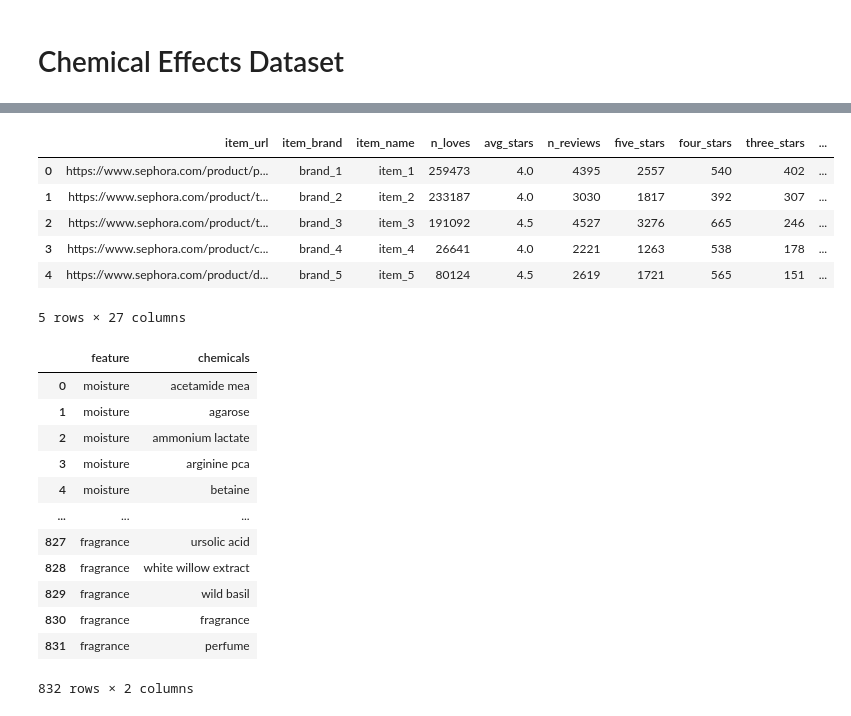
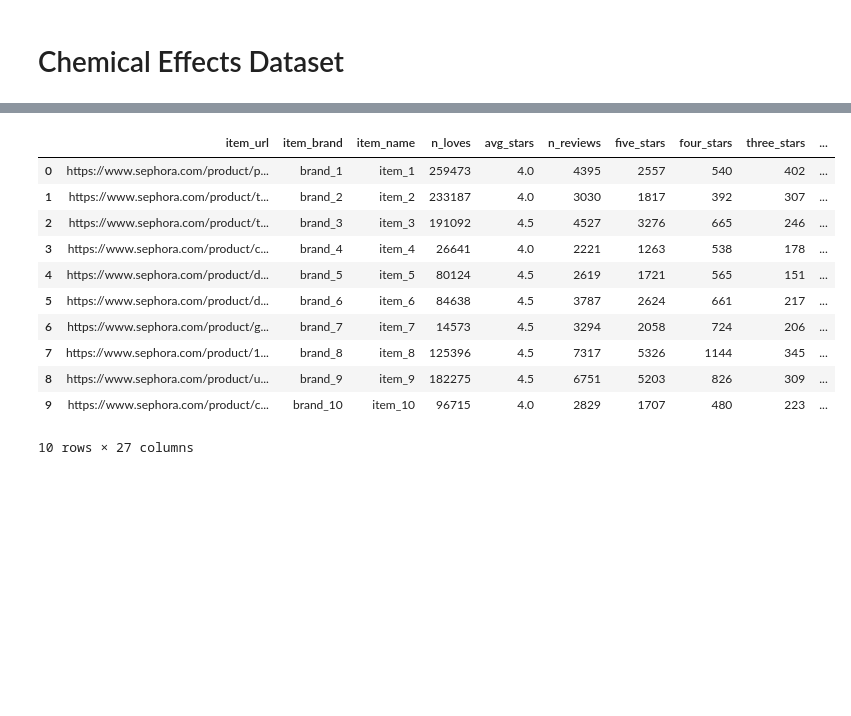
Before and after one commit to boogiedev/Skincare-Recommender, a Jupyter notebook: cleaning.ipynb, the cells around one changed output, grey strips where cells are left out. Saved outputs shown, nothing was run; the diff lists cells and outputs as text; code cells hidden in the pictures; blank space fills up the shorter version.

```diff
--- a/cleaning.ipynb
+++ b/cleaning.ipynb
@@ -141,6 +141,10 @@ item_df['review_corpus'] = item_df['review_corpus'].apply(lambda x: [parse_revie
 
 item_df.drop(columns=['review_corp'], inplace=True)
 # %%
+# Last Minute Patch for Row 4 (Clinique Product)
+item_df.at[4, 'ingredient'] = '''Water\Aqua\Eau, Mineral Oil\Paraffinum Liquidum\Huile Minérale, Glycerin , Petrolatum , Stearic Acid , Glyceryl Stearate , Sesamum Indicum (Sesame) Oil, Urea, Lanolin Alcohol, Triethanolamine, Hordeum Vulgare (Barley) Extract\Extrait D'Orge, Cucumis Sativus (Cucumber) Fruit Extract, Helianthus Annuus (Sunflower) Seedcake, Propylene Glycol Dicaprate, Sodium Hyaluronate, Butylene Glycol, Pentylene Glycol, Trisodium Edta, Phenoxyethanol'''
+item_df.at[7, 'ingredient'] = 'argan oil'
+
 # Parse ingredients
 item_df['ingredients'] = item_df['ingredient'].apply(lambda x: [x.strip().lower() for x in x.split(',')])
 # Make Changes to ingredients to be evaluated as list
@@ -297,28 +307,17 @@ Data columns (total 27 columns):
 dtypes: float64(2), int64(20), object(5)
 memory usage: 2.2+ KB
 # %%
-item_df.head()
+item_df
 # %% [output]
 |  | item_url | item_brand | item_name | n_loves | avg_stars | n_reviews | five_stars | four_stars | three_stars | ... |
 | 0 | https://www.sephora.com/product/p... | brand_1 | item_1 | 259473 | 4.0 | 4395 | 2557 | 540 | 402 | ... |
 | 1 | https://www.sephora.com/product/t... | brand_2 | item_2 | 233187 | 4.0 | 3030 | 1817 | 392 | 307 | ... |
 | 2 | https://www.sephora.com/product/t... | brand_3 | item_3 | 191092 | 4.5 | 4527 | 3276 | 665 | 246 | ... |
 | 3 | https://www.sephora.com/product/c... | brand_4 | item_4 | 26641 | 4.0 | 2221 | 1263 | 538 | 178 | ... |
 | 4 | https://www.sephora.com/product/d... | brand_5 | item_5 | 80124 | 4.5 | 2619 | 1721 | 565 | 151 | ... |
+| 5 | https://www.sephora.com/product/d... | brand_6 | item_6 | 84638 | 4.5 | 3787 | 2624 | 661 | 217 | ... |
+| 6 | https://www.sephora.com/product/g... | brand_7 | item_7 | 14573 | 4.5 | 3294 | 2058 | 724 | 206 | ... |
+| 7 | https://www.sephora.com/product/1... | brand_8 | item_8 | 125396 | 4.5 | 7317 | 5326 | 1144 | 345 | ... |
+| 8 | https://www.sephora.com/product/u... | brand_9 | item_9 | 182275 | 4.5 | 6751 | 5203 | 826 | 309 | ... |
+| 9 | https://www.sephora.com/product/c... | brand_10 | item_10 | 96715 | 4.0 | 2829 | 1707 | 480 | 223 | ... |
-5 rows × 27 columns
+10 rows × 27 columns
-# %%
-chemicals
-# %% [output]
-|  | feature | chemicals |
-| 0 | moisture | acetamide mea |
-| 1 | moisture | agarose |
-| 2 | moisture | ammonium lactate |
-| 3 | moisture | arginine pca |
-| 4 | moisture | betaine |
-| ... | ... | ... |
-| 827 | fragrance | ursolic acid |
-| 828 | fragrance | white willow extract |
-| 829 | fragrance | wild basil |
-| 830 | fragrance | fragrance |
-| 831 | fragrance | perfume |
-832 rows × 2 columns
```
Also changed, not shown: parts of 4 cells of this notebook, 2 other files.
